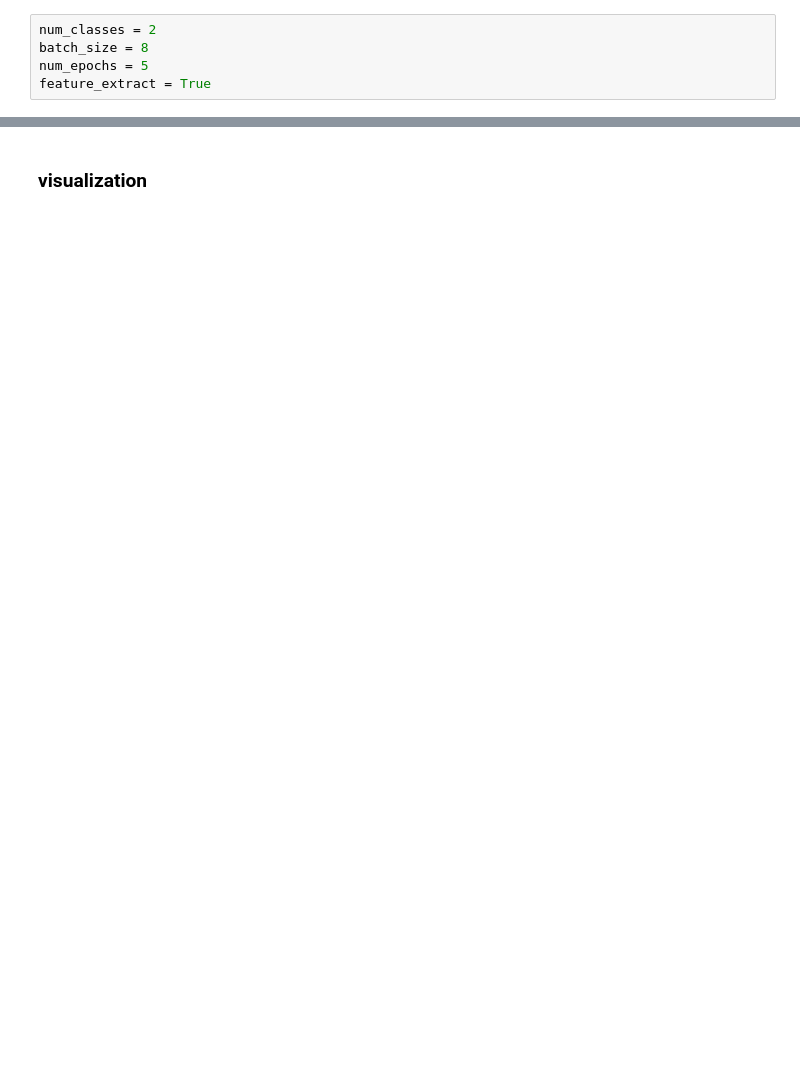
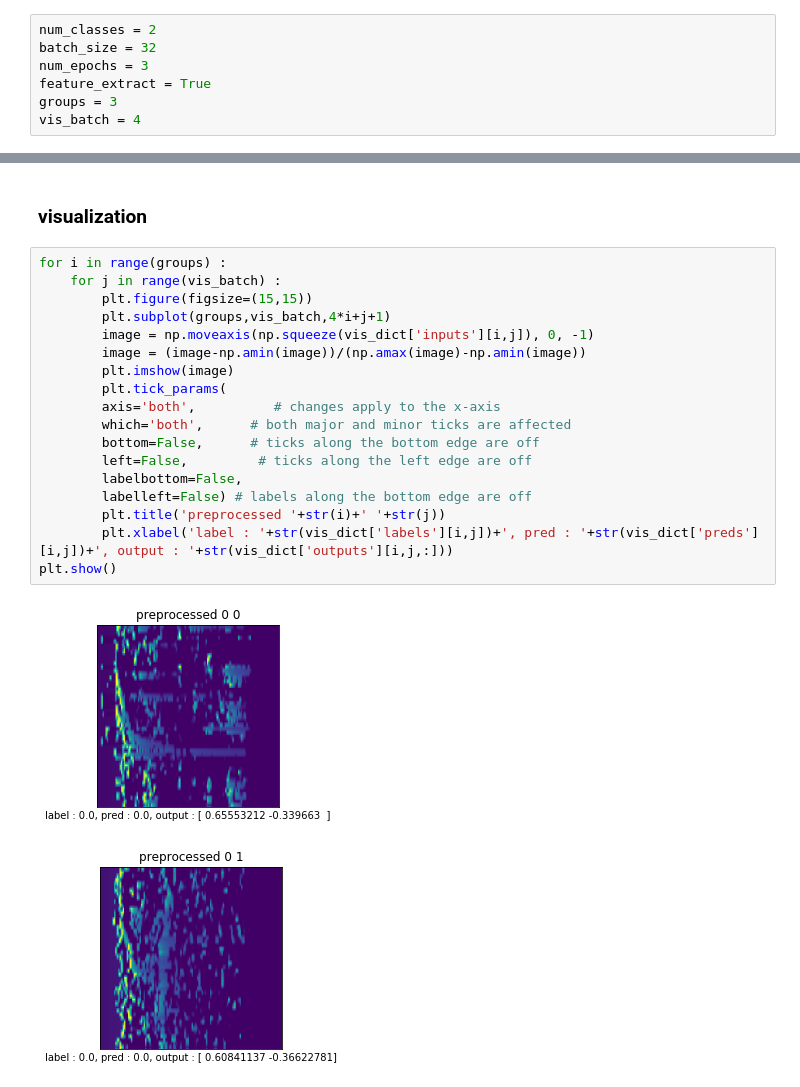
Before and after one commit to chhiilnos1996/ECE228_Machine_Learning_for_Physical_Application_Final, a Jupyter notebook: mnasnet.ipynb, the cells around one changed output, grey strips where cells are left out. Cells and saved outputs as stored; diff of their text form; blank space fills up the shorter version.

```diff
--- a/mnasnet.ipynb
+++ b/mnasnet.ipynb
@@ -24,9 +24,11 @@ Torchvision Version:  0.4.2
 ## Import and Load Data
 # %%
 num_classes = 2
-batch_size = 8
-num_epochs = 5
+batch_size = 32
+num_epochs = 3
 feature_extract = True
+groups = 3
+vis_batch = 4
 # %%
 data_dir = "data/"
 # Data augmentation and normalization for training
@@ -225,2 +317,23 @@ Best val Acc: 0.766667
 # %% [markdown]
 ### visualization
+# %%
+for i in range(groups) :
+    for j in range(vis_batch) :
+        plt.figure(figsize=(15,15))
+        plt.subplot(groups,vis_batch,4*i+j+1)
+        image = np.moveaxis(np.squeeze(vis_dict['inputs'][i,j]), 0, -1)
+        image = (image-np.amin(image))/(np.amax(image)-np.amin(image))
+        plt.imshow(image)
+        plt.tick_params(
+        axis='both',          # changes apply to the x-axis
+        which='both',      # both major and minor ticks are affected
+        bottom=False,      # ticks along the bottom edge are off
+        left=False,         # ticks along the left edge are off
+        labelbottom=False,
+        labelleft=False) # labels along the bottom edge are off
+        plt.title('preprocessed '+str(i)+' '+str(j))
+        plt.xlabel('label : '+str(vis_dict['labels'][i,j])+', pred : '+str(vis_dict['preds'][i,j])+', output : '+str(vis_dict['outputs'][i,j,:]))
+plt.show()
+# %% [output]
+[figure, added]
+[figure, added]
```
Also changed, not shown: parts of 9 cells of this notebook, 2 other files.
